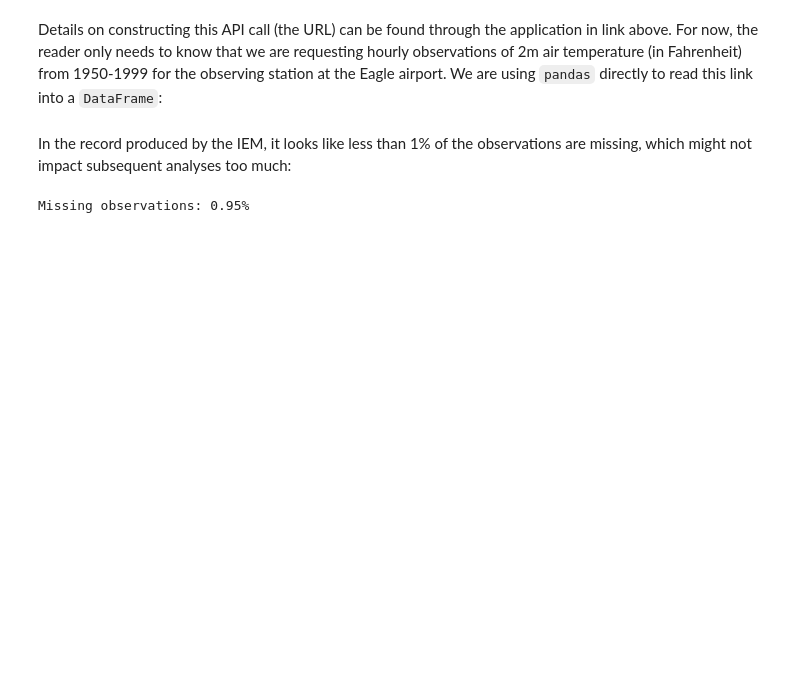
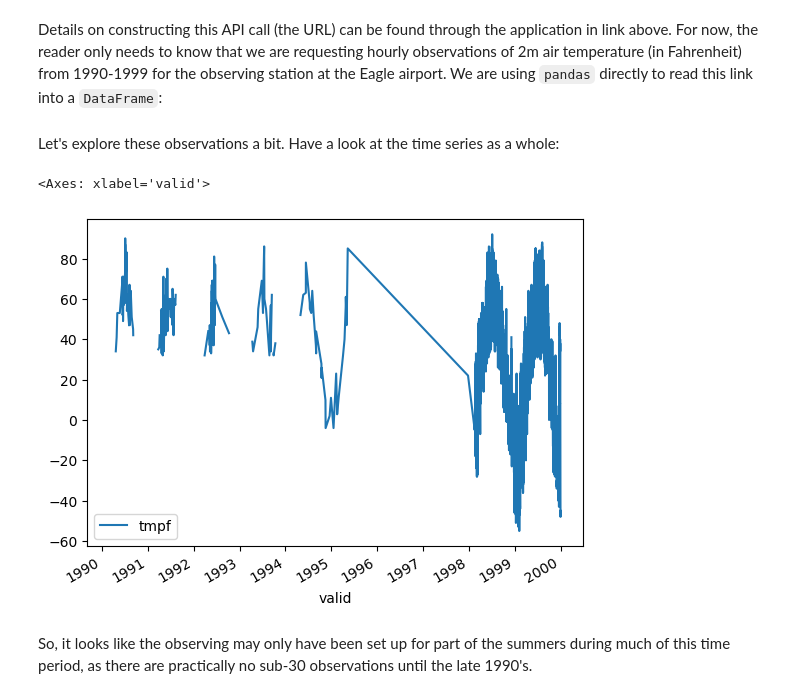
Before and after one commit to ua-snap/ardac-toolbox, a Jupyter notebook: notebooks/bias_correction.ipynb, the cells around one changed output. Cells and saved outputs as stored; diff of their text form; code cells hidden in the pictures; blank space fills up the shorter version.

```diff
--- a/notebooks/bias_correction.ipynb
+++ b/notebooks/bias_correction.ipynb
@@ -29,17 +32,22 @@ import tqdm
 from ardac_utils import unzip, cdsapi_timerange_params
 # %% [markdown]
-Details on constructing this API call (the URL) can be found through the application in link above. For now, the reader only needs to know that we are requesting hourly observations of 2m air temperature (in Fahrenheit) from 1950-1999 for the observing station at the Eagle airport. We are using `pandas` directly to read this link into a `DataFrame`:
+Details on constructing this API call (the URL) can be found through the application in link above. For now, the reader only needs to know that we are requesting hourly observations of 2m air temperature (in Fahrenheit) from 1990-1999 for the observing station at the Eagle airport. We are using `pandas` directly to read this link into a `DataFrame`:
 # %%
 url = (
     "https://mesonet.agron.iastate.edu/cgi-bin/request/asos.py?station=PAEG"
-    "&data=tmpf&year1=1950&month1=1&day1=1&year2=1999&month2=12&day2=31&tz=Etc%2FUTC"
+    "&data=tmpf&year1=1990&month1=1&day1=1&year2=1999&month2=12&day2=31&tz=Etc%2FUTC"
     "&format=onlycomma&latlon=no&elev=no&missing=empty&trace=T&direct=yes&report_type=3"
 )
-df = pd.read_csv(url)
+df = pd.read_csv(url, parse_dates=["valid"])
+# set the "valid" variable as the index
+df = df.set_index("valid")
-# %% [markdown]
-In the record produced by the IEM, it looks like less than 1% of the observations are missing, which might not impact subsequent analyses too much:
-# %%
-print(f"Missing observations: {round(df.isnull().tmpf.sum() / len(df) * 100, 2)}%")
-# %% [output]
-Missing observations: 0.95%
+# %% [markdown]
+Let's explore these observations a bit. Have a look at the time series as a whole:
+# %%
+df.plot()
+# %% [output]
+<Axes: xlabel='valid'>
+[figure, added]
+# %% [markdown]
+So, it looks like the observing may only have been set up for part of the summers during much of this time period, as there are practically no sub-30 observations until the late 1990's.
 # %% [markdown]
```
Also changed, not shown: parts of 8 cells of this notebook.
